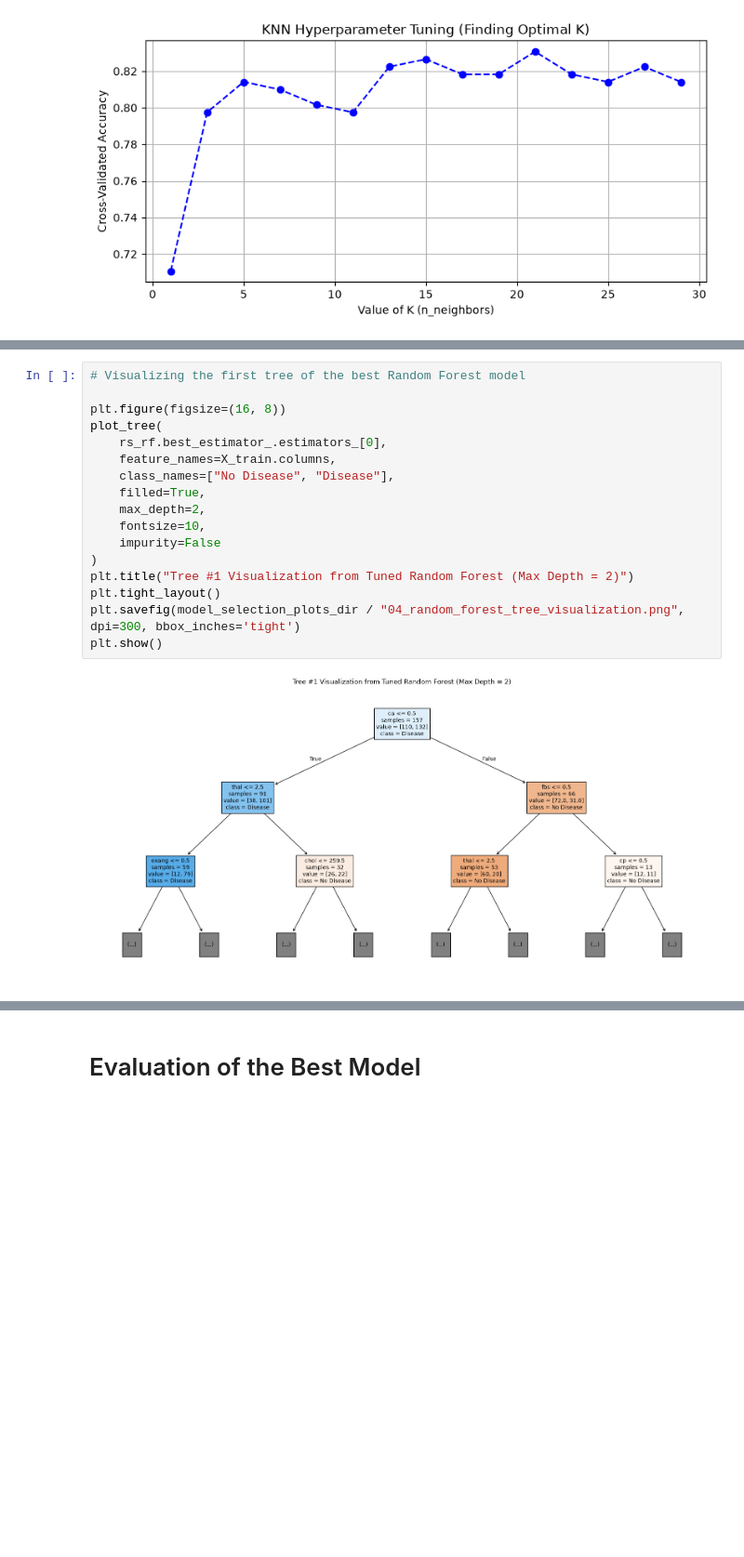
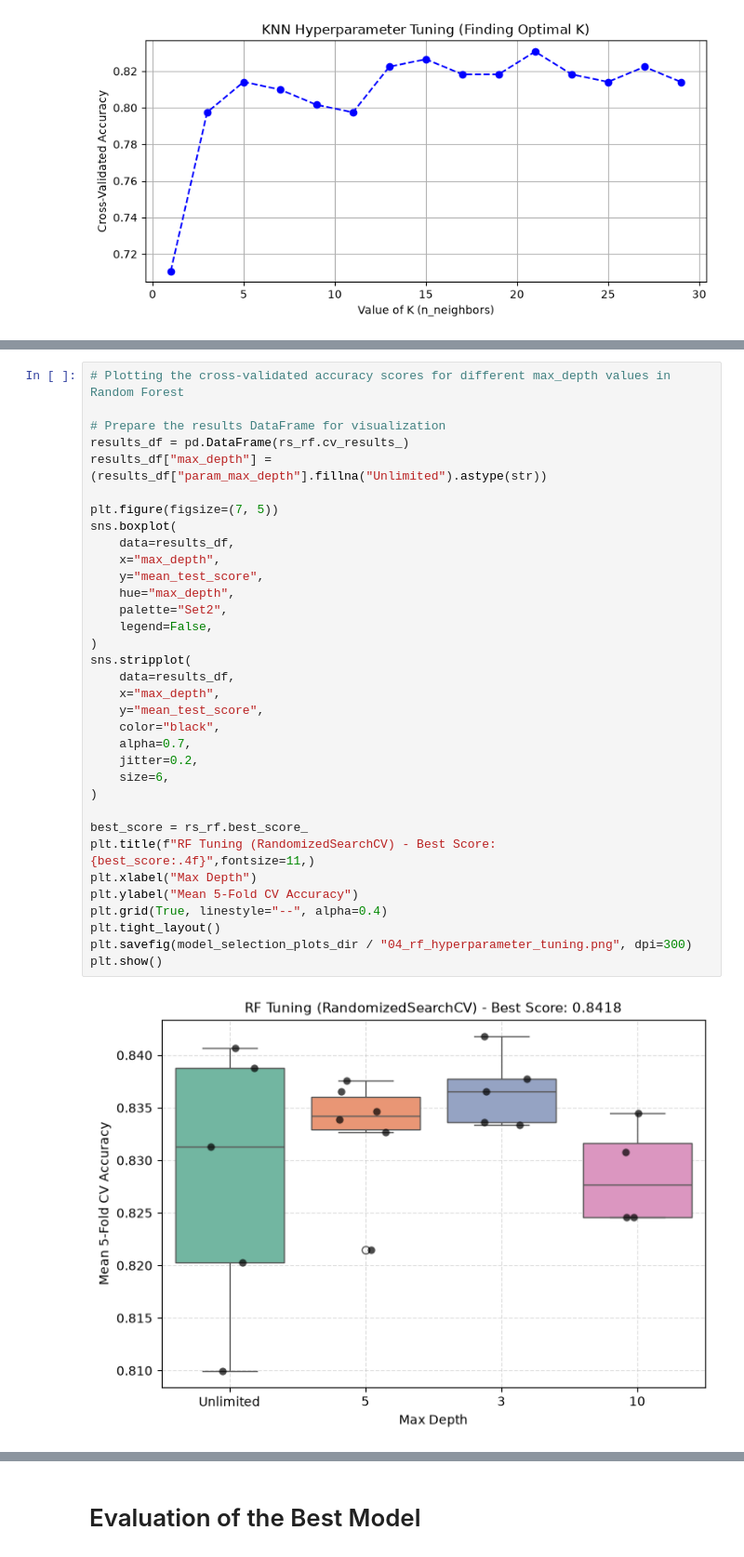
Before and after one commit to BevisWong76/heart-disease-predictor, a Jupyter notebook: heart_disease_classification.ipynb, the cells around one changed output, grey strips where cells are left out. Shown at 93% size. Saved outputs shown, nothing was run; the diff lists cells and outputs as text; blank space fills up the shorter version.

```diff
--- a/heart_disease_classification.ipynb
+++ b/heart_disease_classification.ipynb
@@ -489,21 +492,38 @@ Random Forest Best Parameters Found:
 ['models\\best_random_forest_model.pkl']
-# %%
-# Visualizing the first tree of the best Random Forest model
-
-plt.figure(figsize=(16, 8))
-plot_tree(
-    rs_rf.best_estimator_.estimators_[0],
-    feature_names=X_train.columns,
-    class_names=["No Disease", "Disease"],
-    filled=True,
-    max_depth=2,
-    fontsize=10,
-    impurity=False
-)
-plt.title("Tree #1 Visualization from Tuned Random Forest (Max Depth = 2)")
-plt.tight_layout()
-plt.savefig(model_selection_plots_dir / "04_random_forest_tree_visualization.png", dpi=300, bbox_inches='tight')
-plt.show()
-# %% [output]
-[figure, removed]
+# %%
+# Plotting the cross-validated accuracy scores for different max_depth values in Random Forest
+
+# Prepare the results DataFrame for visualization
+results_df = pd.DataFrame(rs_rf.cv_results_)
+results_df["max_depth"] = (results_df["param_max_depth"].fillna("Unlimited").astype(str))
+
+plt.figure(figsize=(7, 5))
+sns.boxplot(
+    data=results_df,
+    x="max_depth",
+    y="mean_test_score",
+    hue="max_depth",
+    palette="Set2",
+    legend=False,
+)
+sns.stripplot(
+    data=results_df,
+    x="max_depth",
+    y="mean_test_score",
+    color="black",
+    alpha=0.7,
+    jitter=0.2,
+    size=6,
+)
+
+best_score = rs_rf.best_score_
+plt.title(f"RF Tuning (RandomizedSearchCV) - Best Score: {best_score:.4f}",fontsize=11,)
+plt.xlabel("Max Depth")
+plt.ylabel("Mean 5-Fold CV Accuracy")
+plt.grid(True, linestyle="--", alpha=0.4)
+plt.tight_layout()
+plt.savefig(model_selection_plots_dir / "04_rf_hyperparameter_tuning.png", dpi=300)
+plt.show()
+# %% [output]
+[figure, added]
 # %%
```
Also changed, not shown: parts of 14 cells of this notebook, 18 other files.
